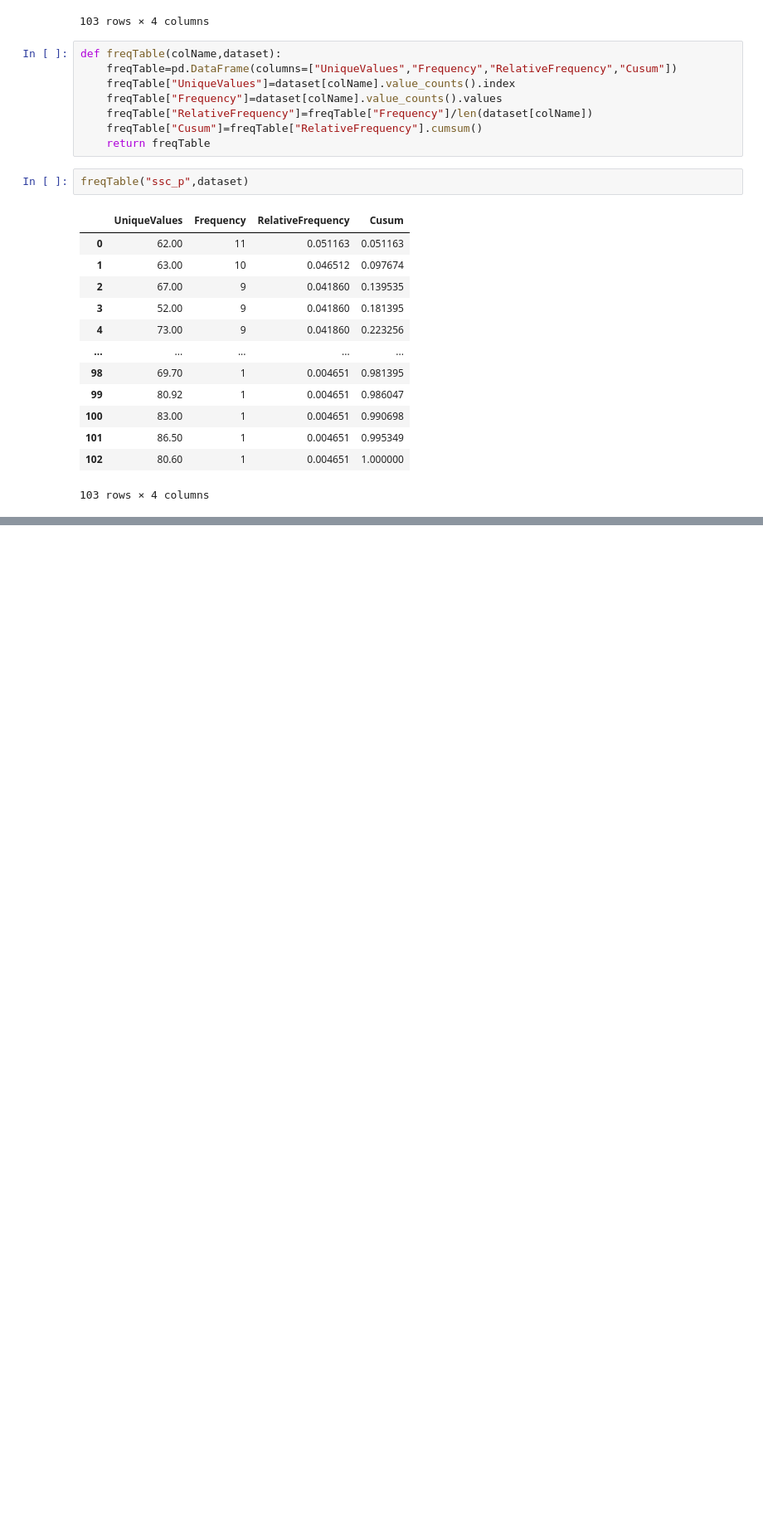
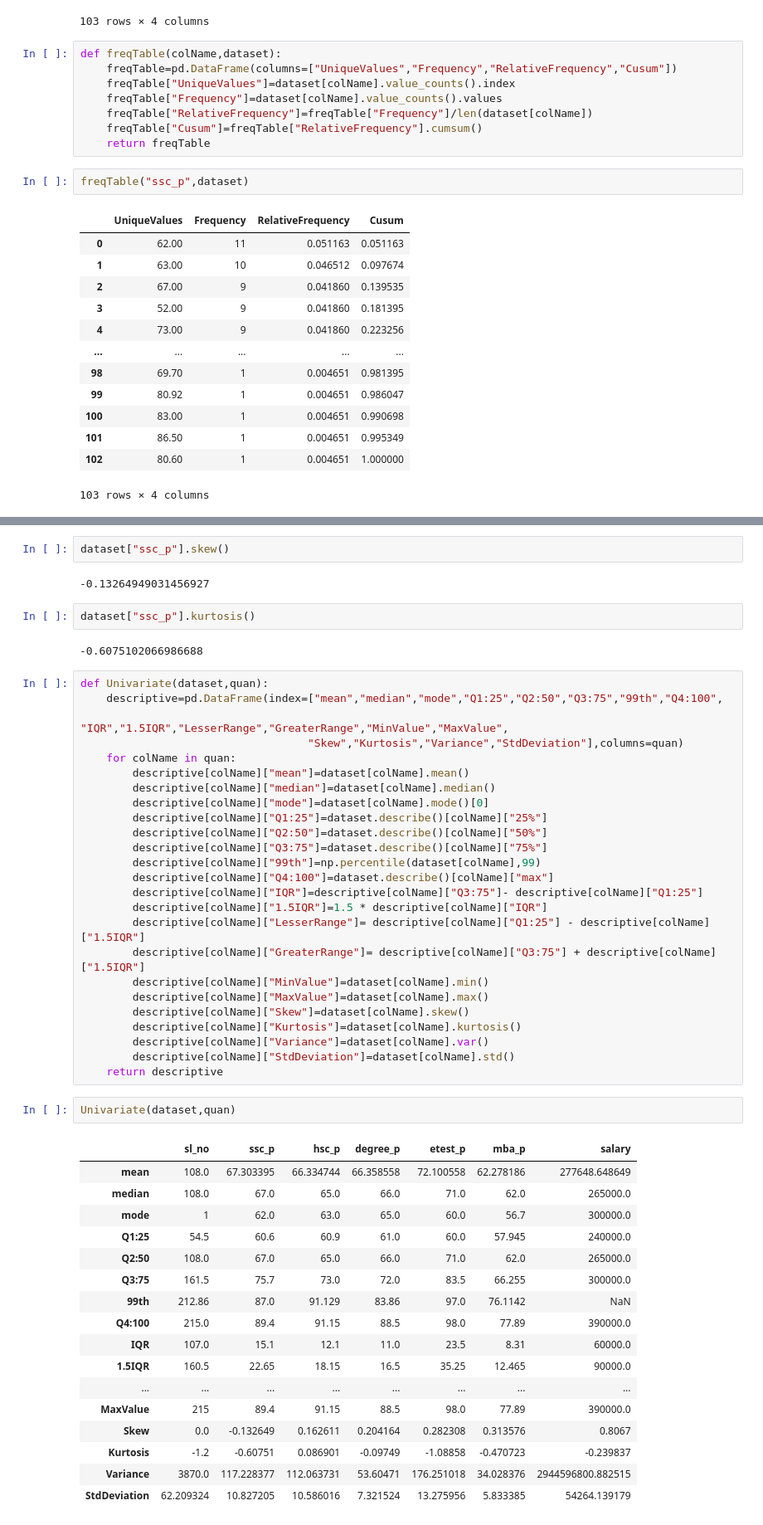
Before and after one commit to ShameemBanuAI/univariate, a Jupyter notebook: Frequency.ipynb, the cells around one changed output, grey strips where cells are left out. Shown: that part at 83% size. Saved outputs shown, nothing was run; the diff lists cells and outputs as text; blank space fills up the shorter version.

```diff
--- a/Frequency.ipynb
+++ b/Frequency.ipynb
@@ -356,0 +368,53 @@ freqTable("ssc_p",dataset)
+# %%
+dataset["ssc_p"].skew()
+# %% [output]
+-0.13264949031456927
+# %%
+dataset["ssc_p"].kurtosis()
+# %% [output]
+-0.6075102066986688
+# %%
+def Univariate(dataset,quan):
+    descriptive=pd.DataFrame(index=["mean","median","mode","Q1:25","Q2:50","Q3:75","99th","Q4:100",
+                                   "IQR","1.5IQR","LesserRange","GreaterRange","MinValue","MaxValue",
+                                   "Skew","Kurtosis","Variance","StdDeviation"],columns=quan)
+    for colName in quan:
+        descriptive[colName]["mean"]=dataset[colName].mean()
+        descriptive[colName]["median"]=dataset[colName].median()
+        descriptive[colName]["mode"]=dataset[colName].mode()[0]
+        descriptive[colName]["Q1:25"]=dataset.describe()[colName]["25%"]
+        descriptive[colName]["Q2:50"]=dataset.describe()[colName]["50%"]
+        descriptive[colName]["Q3:75"]=dataset.describe()[colName]["75%"]
+        descriptive[colName]["99th"]=np.percentile(dataset[colName],99)
+        descriptive[colName]["Q4:100"]=dataset.describe()[colName]["max"]
+        descriptive[colName]["IQR"]=descriptive[colName]["Q3:75"]- descriptive[colName]["Q1:25"]
+        descriptive[colName]["1.5IQR"]=1.5 * descriptive[colName]["IQR"]
+        descriptive[colName]["LesserRange"]= descriptive[colName]["Q1:25"] - descriptive[colName]["1.5IQR"]
+        descriptive[colName]["GreaterRange"]= descriptive[colName]["Q3:75"] + descriptive[colName]["1.5IQR"]
+        descriptive[colName]["MinValue"]=dataset[colName].min()
+        descriptive[colName]["MaxValue"]=dataset[colName].max()
+        descriptive[colName]["Skew"]=dataset[colName].skew()
+        descriptive[colName]["Kurtosis"]=dataset[colName].kurtosis()
+        descriptive[colName]["Variance"]=dataset[colName].var()
+        descriptive[colName]["StdDeviation"]=dataset[colName].std()
+    return descriptive
+# %%
+Univariate(dataset,quan)
+# %% [output]
+|  | sl_no | ssc_p | hsc_p | degree_p | etest_p | mba_p | salary |
+| mean | 108.0 | 67.303395 | 66.334744 | 66.358558 | 72.100558 | 62.278186 | 277648.648649 |
+| median | 108.0 | 67.0 | 65.0 | 66.0 | 71.0 | 62.0 | 265000.0 |
+| mode | 1 | 62.0 | 63.0 | 65.0 | 60.0 | 56.7 | 300000.0 |
+| Q1:25 | 54.5 | 60.6 | 60.9 | 61.0 | 60.0 | 57.945 | 240000.0 |
+| Q2:50 | 108.0 | 67.0 | 65.0 | 66.0 | 71.0 | 62.0 | 265000.0 |
+| Q3:75 | 161.5 | 75.7 | 73.0 | 72.0 | 83.5 | 66.255 | 300000.0 |
+| 99th | 212.86 | 87.0 | 91.129 | 83.86 | 97.0 | 76.1142 | NaN |
+| Q4:100 | 215.0 | 89.4 | 91.15 | 88.5 | 98.0 | 77.89 | 390000.0 |
+| IQR | 107.0 | 15.1 | 12.1 | 11.0 | 23.5 | 8.31 | 60000.0 |
+| 1.5IQR | 160.5 | 22.65 | 18.15 | 16.5 | 35.25 | 12.465 | 90000.0 |
+| ... | ... | ... | ... | ... | ... | ... | ... |
+| MaxValue | 215 | 89.4 | 91.15 | 88.5 | 98.0 | 77.89 | 390000.0 |
+| Skew | 0.0 | -0.132649 | 0.162611 | 0.204164 | 0.282308 | 0.313576 | 0.8067 |
+| Kurtosis | -1.2 | -0.60751 | 0.086901 | -0.09749 | -1.08858 | -0.470723 | -0.239837 |
+| Variance | 3870.0 | 117.228377 | 112.063731 | 53.60471 | 176.251018 | 34.028376 | 2944596800.882515 |
+| StdDeviation | 62.209324 | 10.827205 | 10.586016 | 7.321524 | 13.275956 | 5.833385 | 54264.139179 |
```
Also changed, not shown: parts of 18 cells of this notebook.
